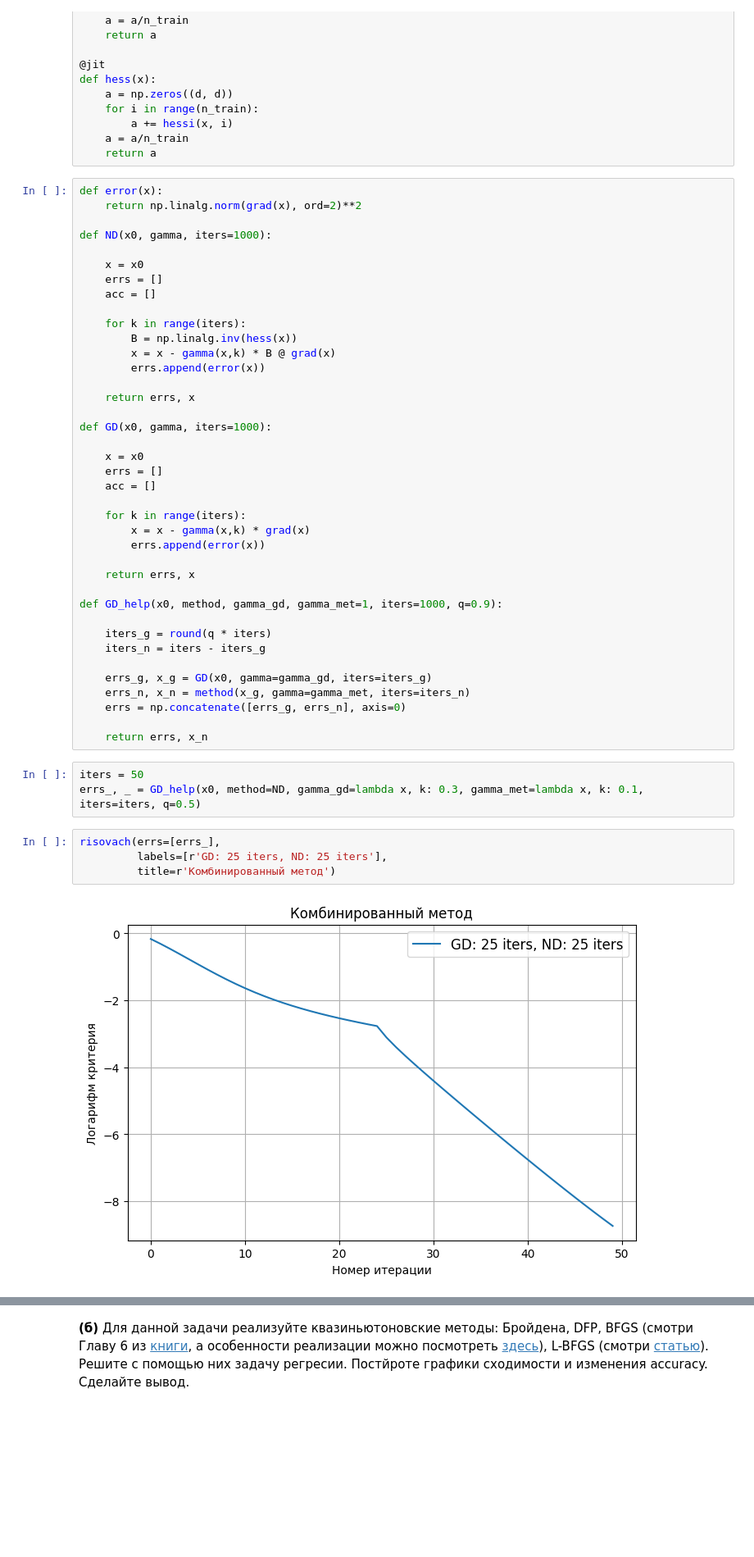
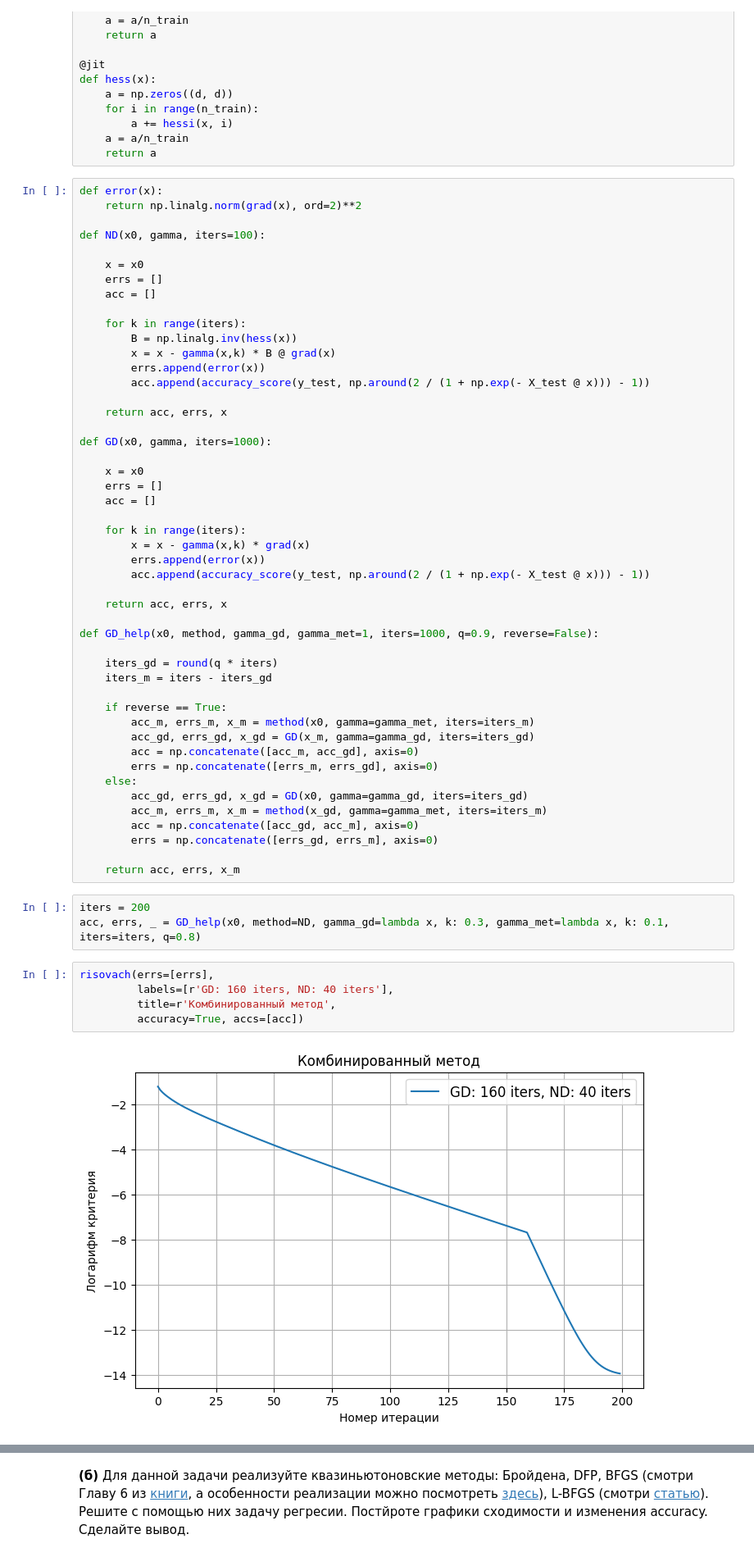
Before and after one commit to featztex/optimization, a Jupyter notebook: hw/Emelyanov_HW_9.ipynb, the cells around one changed output, grey strips where cells are left out. Shown: that part at 82% size. Saved outputs shown, nothing was run; the diff lists cells and outputs as text; blank space fills up the shorter version.

```diff
--- a/hw/Emelyanov_HW_9.ipynb
+++ b/hw/Emelyanov_HW_9.ipynb
@@ -223,7 +234,7 @@ def hess(x):
 def error(x):
     return np.linalg.norm(grad(x), ord=2)**2
 
-def ND(x0, gamma, iters=1000):
+def ND(x0, gamma, iters=100):
 
     x = x0
     errs = []
@@ -233,8 +244,9 @@ def ND(x0, gamma, iters=1000):
         B = np.linalg.inv(hess(x))
         x = x - gamma(x,k) * B @ grad(x)
         errs.append(error(x))
+        acc.append(accuracy_score(y_test, np.around(2 / (1 + np.exp(- X_test @ x))) - 1))
 
-    return errs, x
+    return acc, errs, x
 
 def GD(x0, gamma, iters=1000):
 
@@ -245,25 +257,34 @@ def GD(x0, gamma, iters=1000):
     for k in range(iters):
         x = x - gamma(x,k) * grad(x)
         errs.append(error(x))
+        acc.append(accuracy_score(y_test, np.around(2 / (1 + np.exp(- X_test @ x))) - 1))
 
-    return errs, x
+    return acc, errs, x
 
-def GD_help(x0, method, gamma_gd, gamma_met=1, iters=1000, q=0.9):
+def GD_help(x0, method, gamma_gd, gamma_met=1, iters=1000, q=0.9, reverse=False):
 
-    iters_g = round(q * iters)
-    iters_n = iters - iters_g
+    iters_gd = round(q * iters)
+    iters_m = iters - iters_gd
 
-    errs_g, x_g = GD(x0, gamma=gamma_gd, iters=iters_g)
-    errs_n, x_n = method(x_g, gamma=gamma_met, iters=iters_n)
-    errs = np.concatenate([errs_g, errs_n], axis=0)
+    if reverse == True:
+        acc_m, errs_m, x_m = method(x0, gamma=gamma_met, iters=iters_m)
+        acc_gd, errs_gd, x_gd = GD(x_m, gamma=gamma_gd, iters=iters_gd)
+        acc = np.concatenate([acc_m, acc_gd], axis=0)
+        errs = np.concatenate([errs_m, errs_gd], axis=0)
+    else:
+        acc_gd, errs_gd, x_gd = GD(x0, gamma=gamma_gd, iters=iters_gd)
+        acc_m, errs_m, x_m = method(x_gd, gamma=gamma_met, iters=iters_m)
+        acc = np.concatenate([acc_gd, acc_m], axis=0)
+        errs = np.concatenate([errs_gd, errs_m], axis=0)
 
-    return errs, x_n
+    return acc, errs, x_m
 # %%
-iters = 50
-errs_, _ = GD_help(x0, method=ND, gamma_gd=lambda x, k: 0.3, gamma_met=lambda x, k: 0.1, iters=iters, q=0.5)
+iters = 200
+acc, errs, _ = GD_help(x0, method=ND, gamma_gd=lambda x, k: 0.3, gamma_met=lambda x, k: 0.1, iters=iters, q=0.8)
 # %%
-risovach(errs=[errs_],
-         labels=[r'GD: 25 iters, ND: 25 iters'],
-         title=r'Комбинированный метод')
+risovach(errs=[errs],
+         labels=[r'GD: 160 iters, ND: 40 iters'],
+         title=r'Комбинированный метод',
+         accuracy=True, accs=[acc])
 # %% [output]
-[figure, old version]
+[figure, new version]
```
Also changed, not shown: parts of 11 cells of this notebook.
